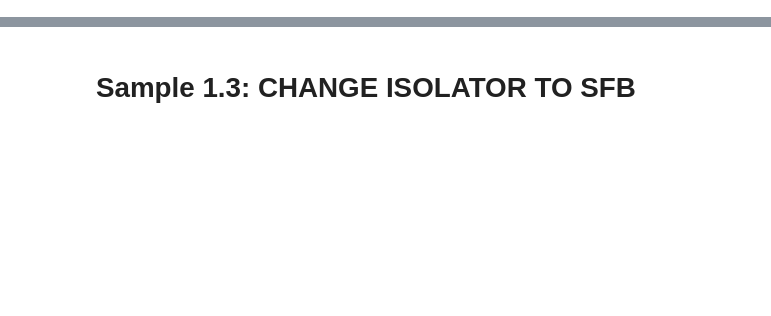
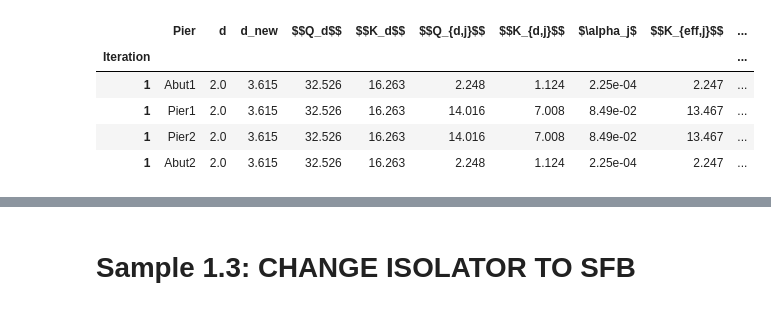
Before and after one commit to CFCSL/BASE-ISOLATION, a Jupyter notebook: Samples.ipynb, the cells around one changed output, grey strips where cells are left out. Cells and saved outputs as stored; diff of their text form; code cells hidden in the pictures; blank space fills up the shorter version.

```diff
--- a/Samples.ipynb
+++ b/Samples.ipynb
@@ -55,0 +32,2 @@ df_conv
+# %%
+data=Iteration(m,n,n_c,W_SS, W_PP,W,K_sub,angle_skew,PGA, S_1,S_S, SiteClass,q,k,tol,T_max, Isolator_Type,latex_format=True, d=2.0)
@@ -56 +37,11 @@ df_conv
+# %%
+df=list(data.values())[0]
+df
+# %% [output]
+|  | Pier | d | d_new | $$Q_d$$ | $$K_d$$ | $$Q_{d,j}$$ | $$K_{d,j}$$ | $\alpha_j$ | $$K_{eff,j}$$ | ... |
+| Iteration |  |  |  |  |  |  |  |  |  | ... |
+| 1 | Abut1 | 2.0 | 3.615 | 32.526 | 16.263 | 2.248 | 1.124 | 2.25e-04 | 2.247 | ... |
+| 1 | Pier1 | 2.0 | 3.615 | 32.526 | 16.263 | 14.016 | 7.008 | 8.49e-02 | 13.467 | ... |
+| 1 | Pier2 | 2.0 | 3.615 | 32.526 | 16.263 | 14.016 | 7.008 | 8.49e-02 | 13.467 | ... |
+| 1 | Abut2 | 2.0 | 3.615 | 32.526 | 16.263 | 2.248 | 1.124 | 2.25e-04 | 2.247 | ... |
 # %%
```
Also changed, not shown: parts of 15 cells of this notebook, 25 other files.
